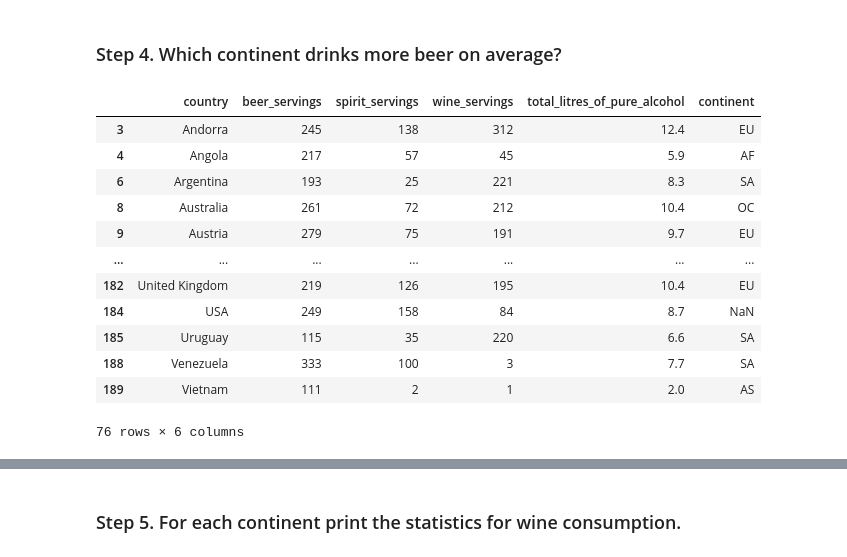
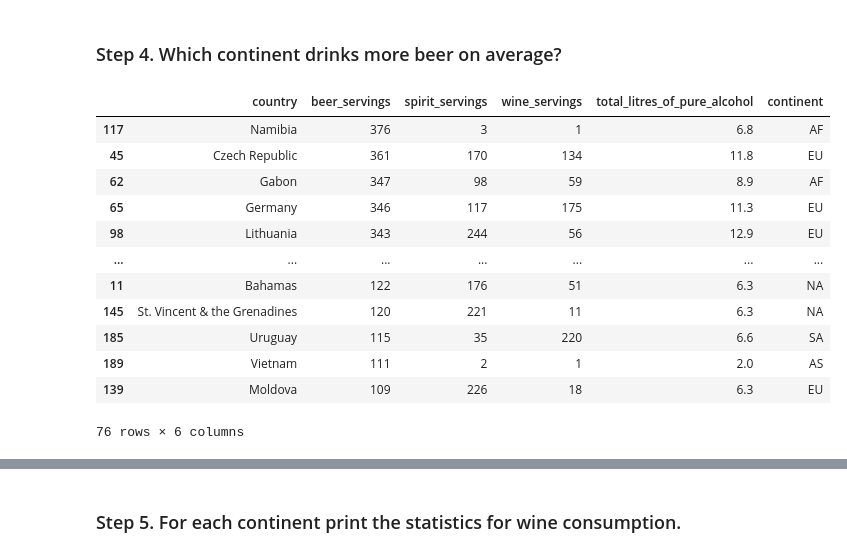
Before and after one commit to rafachem/pandas_exercises, a Jupyter notebook: 03_Grouping/Alcohol_Consumption/Exercise.ipynb, the cells around one changed output, grey strips where cells are left out. Drawn from its saved outputs; the diff is of its cells as text; code cells hidden in the pictures.

```diff
--- a/03_Grouping/Alcohol_Consumption/Exercise.ipynb
+++ b/03_Grouping/Alcohol_Consumption/Exercise.ipynb
@@ -35,20 +35,21 @@ pd.read_csv('https://raw.githubusercontent.com/justmarkham/DAT8/master/data/drin
 df_drinks = pd.read_csv('https://raw.githubusercontent.com/justmarkham/DAT8/master/data/drinks.csv')
 # %% [markdown]
 ### Step 4. Which continent drinks more beer on average?
-# %%
-mean_bear = df_drinks.beer_servings.mean()
-df_drinks[df_drinks['beer_servings'] > mean_bear]
-# %% [output]
-|  | country | beer_servings | spirit_servings | wine_servings | total_litres_of_pure_alcohol | continent |
-| 3 | Andorra | 245 | 138 | 312 | 12.4 | EU |
-| 4 | Angola | 217 | 57 | 45 | 5.9 | AF |
-| 6 | Argentina | 193 | 25 | 221 | 8.3 | SA |
-| 8 | Australia | 261 | 72 | 212 | 10.4 | OC |
-| 9 | Austria | 279 | 75 | 191 | 9.7 | EU |
-| ... | ... | ... | ... | ... | ... | ... |
-| 182 | United Kingdom | 219 | 126 | 195 | 10.4 | EU |
-| 184 | USA | 249 | 158 | 84 | 8.7 | NaN |
-| 185 | Uruguay | 115 | 35 | 220 | 6.6 | SA |
-| 188 | Venezuela | 333 | 100 | 3 | 7.7 | SA |
-| 189 | Vietnam | 111 | 2 | 1 | 2.0 | AS |
-76 rows × 6 columns
+# %%
+#he interpretado mal el enunciado y elegido los países que beben más cerveza con respecto a la media
+mean_bear = df_drinks.beer_servings.mean()
+df_drinks.sort_values('beer_servings', ascending=False)[df_drinks['beer_servings'] > mean_bear]
+# %% [output]
+|  | country | beer_servings | spirit_servings | wine_servings | total_litres_of_pure_alcohol | continent |
+| 117 | Namibia | 376 | 3 | 1 | 6.8 | AF |
+| 45 | Czech Republic | 361 | 170 | 134 | 11.8 | EU |
+| 62 | Gabon | 347 | 98 | 59 | 8.9 | AF |
+| 65 | Germany | 346 | 117 | 175 | 11.3 | EU |
+| 98 | Lithuania | 343 | 244 | 56 | 12.9 | EU |
+| ... | ... | ... | ... | ... | ... | ... |
+| 11 | Bahamas | 122 | 176 | 51 | 6.3 | NA |
+| 145 | St. Vincent & the Grenadines | 120 | 221 | 11 | 6.3 | NA |
+| 185 | Uruguay | 115 | 35 | 220 | 6.6 | SA |
+| 189 | Vietnam | 111 | 2 | 1 | 2.0 | AS |
+| 139 | Moldova | 109 | 226 | 18 | 6.3 | EU |
+76 rows × 6 columns
```
Also changed, not shown: parts of 15 cells of this notebook, 13 other files.
